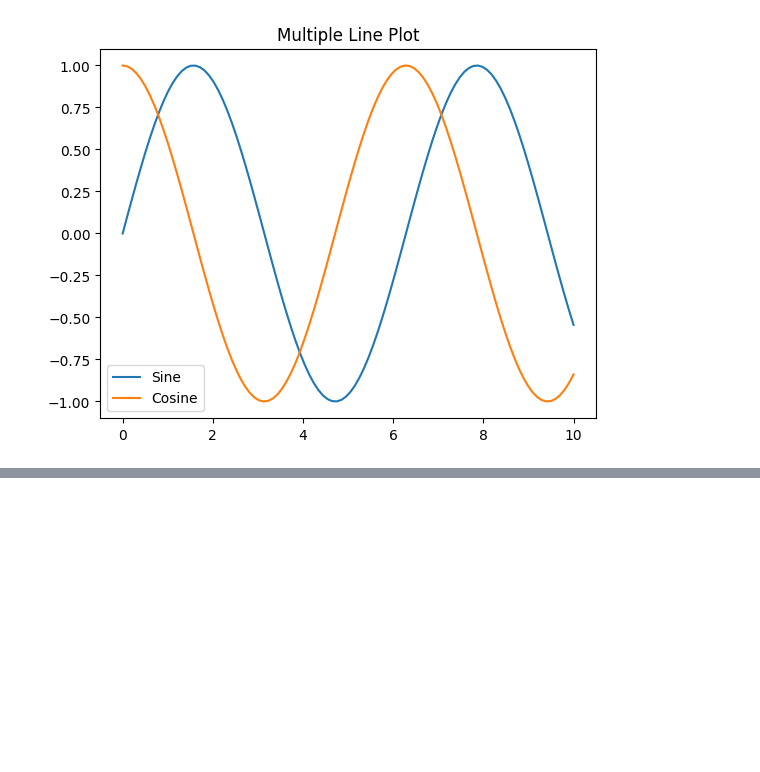
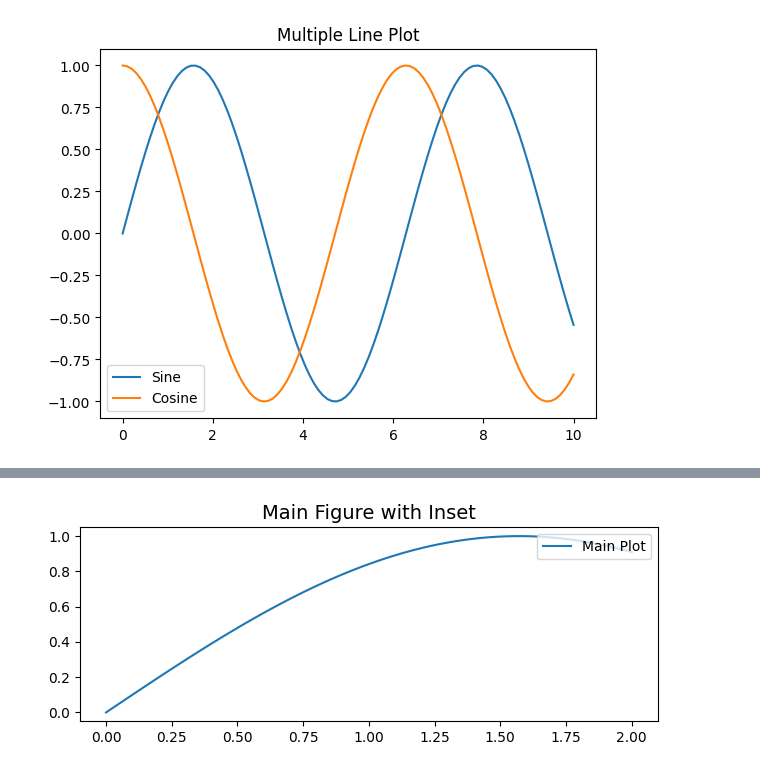
Before and after one commit to ItsWip/ML_learning, a Jupyter notebook: Assignment3/3.matplotlib_10_graphs.ipynb, the cells around one changed output, grey strips where cells are left out. Drawn from its saved outputs; the diff is of its cells as text; code cells hidden in the pictures; blank space fills up the shorter version.

```diff
--- a/Assignment3/3.matplotlib_10_graphs.ipynb
+++ b/Assignment3/3.matplotlib_10_graphs.ipynb
@@ -91,0 +92,13 @@ plt.show()
+# %%
+x = np.linspace(0, 2, 100)
+y = np.sin(x)
+fig = plt.figure()
+main_ax = fig.add_subplot(2, 1, 1)
+main_ax.plot(x, y, label='Main Plot')
+main_ax.set_title('Main Figure with Inset', fontsize=14)
+main_ax.legend(loc='upper right')
+
+plt.tight_layout()
+plt.show()
+# %% [output]
+[figure, added]
```
Also changed, not shown: parts of 5 cells of this notebook, 7 other files.
